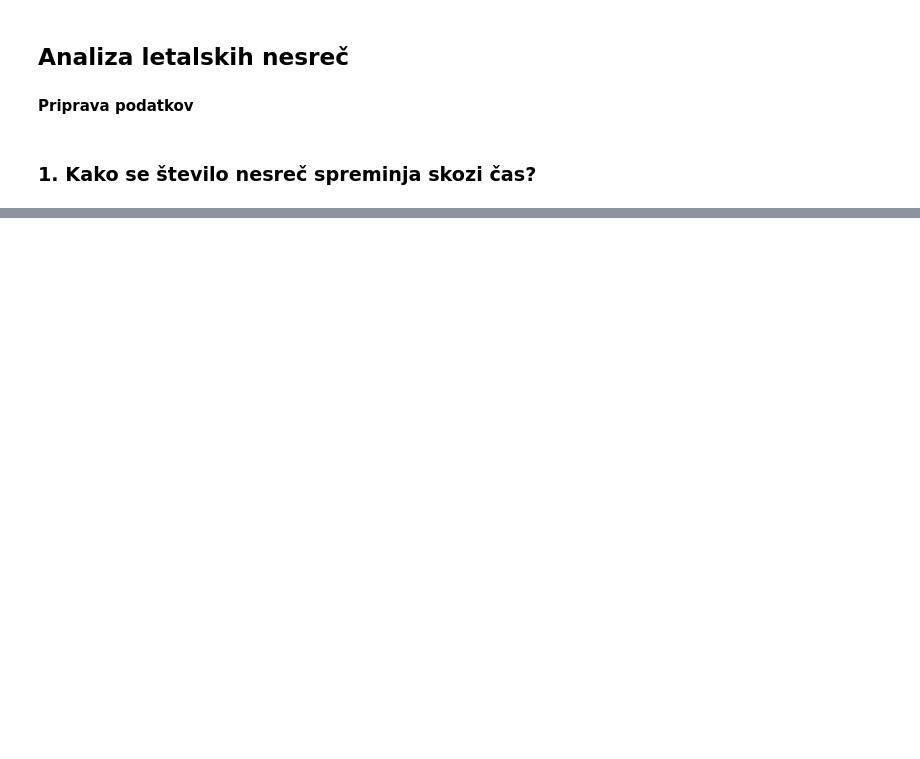
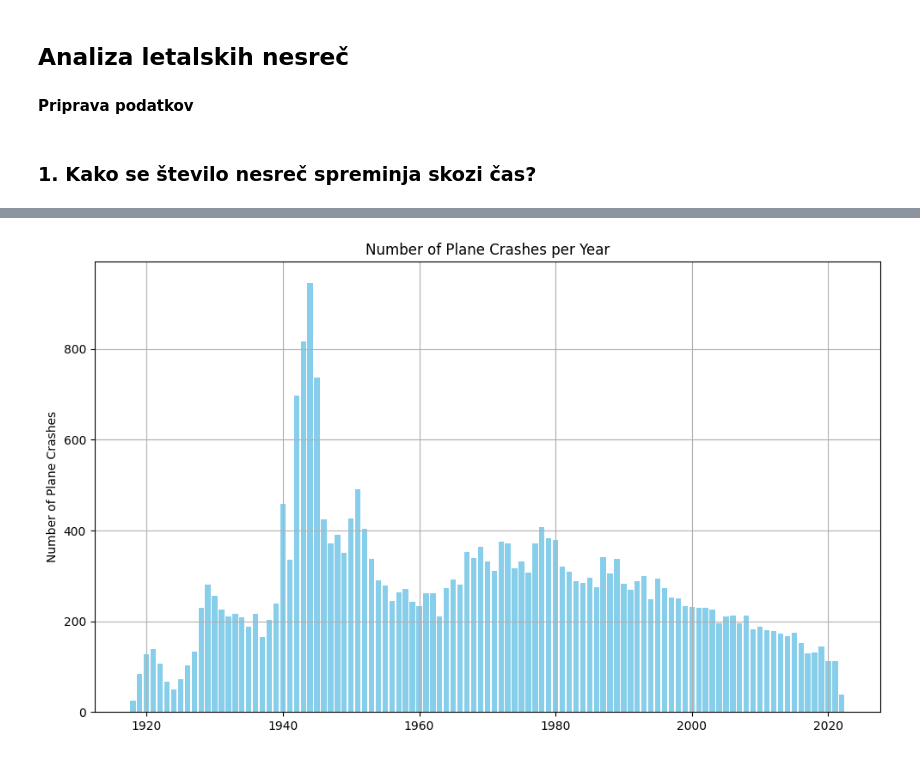
Before and after one commit to NikUlj/PR24NUJRSLSTKKM, a Jupyter notebook: PR24NUJRSLSTKKM.ipynb, the cells around one changed output, grey strips where cells are left out. Cells and saved outputs as stored; diff of their text form; code cells hidden in the pictures; blank space fills up the shorter version.

Commit message:
Added more graphs to question no. 1

```diff
--- a/PR24NUJRSLSTKKM.ipynb
+++ b/PR24NUJRSLSTKKM.ipynb
@@ -6,8 +6,12 @@
 import csv
 import numpy as np
 import matplotlib.pyplot as plt
+from datetime import datetime
+from collections import defaultdict
 
-from datetime import datetime
-reader = csv.DictReader(open("./Podatki/PlaneCrashes.csv", 'rt', encoding='utf-8'))
+PlaneCrashes = "./Podatki/PlaneCrashes.csv"
+reader = csv.DictReader(open(PlaneCrashes, 'rt', encoding='utf-8'))
+
+#sample = csv.DictReader(open("./Podatki/sample.csv", 'rt', encoding='utf-8'))
 # %% [markdown]
 ### 1. Kako se število nesreč spreminja skozi čas?
@@ -73,0 +18,45 @@ plt.show()
+# %%
+types = {}
+for row in reader:
+    flight_type = row['Flight type']
+    if flight_type.strip():
+        types[flight_type] = types.get(flight_type, 0) + 1
+    else:
+        types['NA'] = types.get('NA', 0) + 1
+
+sorted_types = sorted(types.keys(), key=lambda k: types[k], reverse=True)
+
+flight_types_dict = {}
+top_10_types = set(sorted_types[:10])
+
+total_years = defaultdict(int)
+
+for type in top_10_types:
+    flight_types_dict[type] = defaultdict(int)
+
+reader = csv.DictReader(open("./Podatki/PlaneCrashes.csv", 'rt', encoding='utf-8'))
+
+for row in reader:
+    datum = datetime.strptime(row['Date'], '%Y-%m-%d %H:%M:%S')
+    flight_type = row['Flight type']
+    if (flight_type in top_10_types):
+        flight_types_dict[flight_type][datum.year] += 1
+    total_years[datum.year] += 1
+
+x = list(total_years.keys())
+y_total = [total_years[year] for year in x]
+
+plt.figure(figsize=(10, 6))
+
+plt.ylabel('Number of Plane Crashes')
+plt.title('Number of Plane Crashes per Year')
+
+bars_total_crashes = plt.bar(x, y_total, color='skyblue', label='Total Crashes')
+
+plt.grid(True)
+
+plt.tight_layout()
+
+plt.show()
+# %% [output]
+[figure, added]
```
Also changed, not shown: parts of 5 cells of this notebook, 1 other file.
